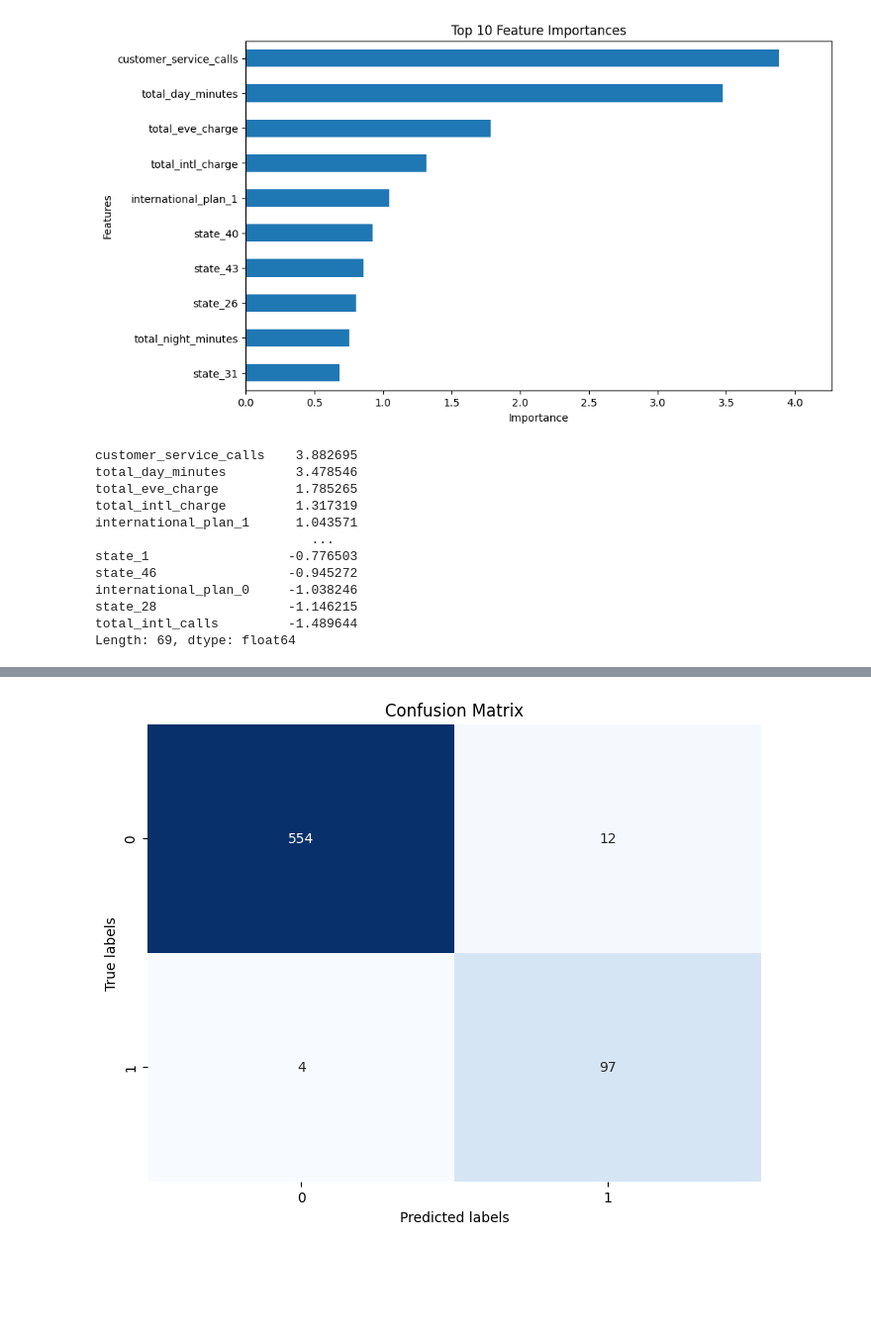
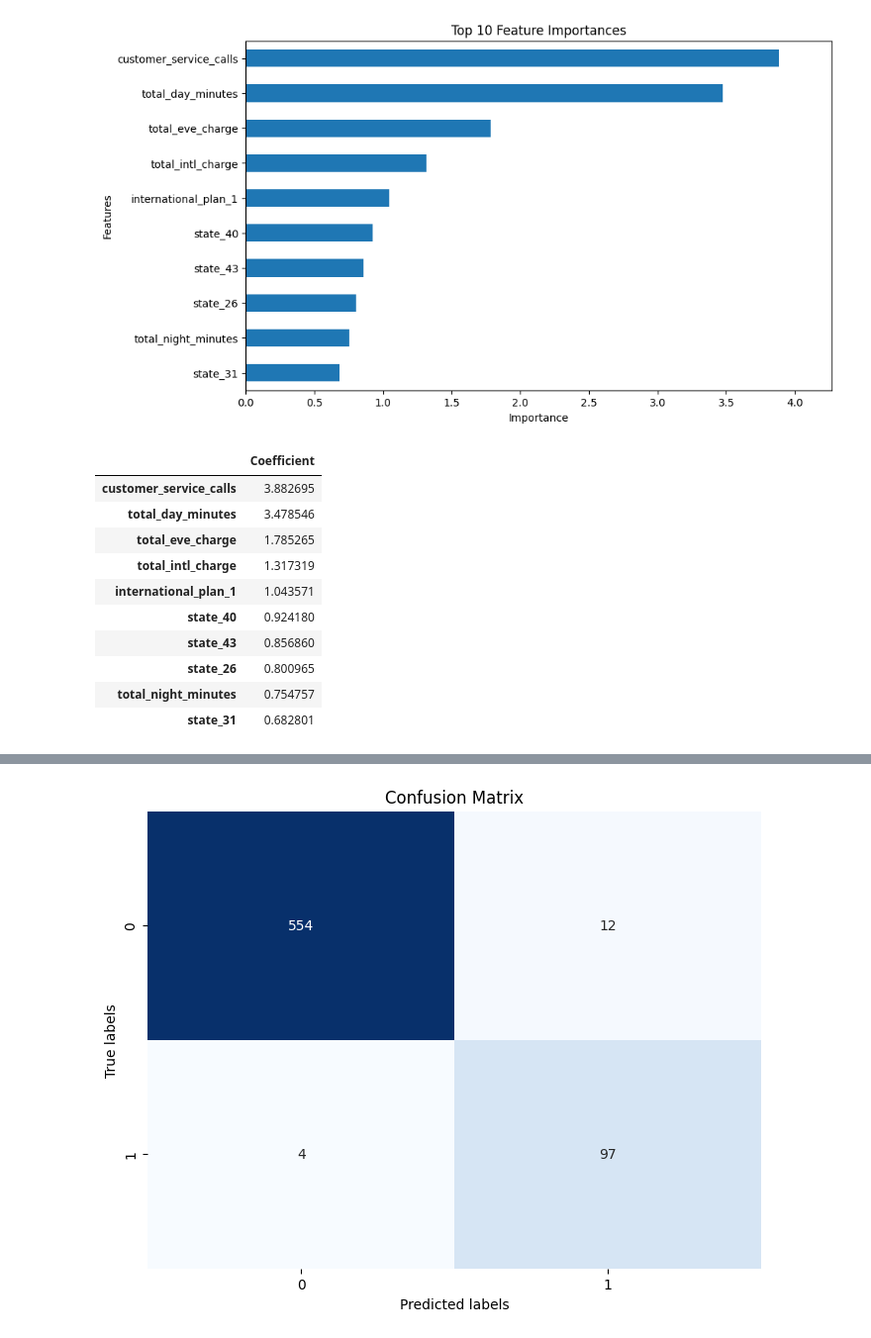
Before and after one commit to NgenziNevilleMativo/syriatel_customer_churn, a Jupyter notebook: index.ipynb, the cells around one changed output, grey strips where cells are left out. Shown at 99% size. Cells and saved outputs as stored; diff of their text form; code cells hidden in the pictures; blank space fills up the shorter version.

```diff
--- a/index.ipynb
+++ b/index.ipynb
@@ -991,41 +870,47 @@ In summary, the model seems to perform well in predicting non-churned customers
 # %%
-from sklearn.linear_model import LogisticRegression
+# Instantiate and fit the logistic regression model
+logistic_regression_model = LogisticRegression()
+logistic_regression_model.fit(X_train, y_train)
 
-# Assuming X_train and y_train are your training data and labels
-logreg = LogisticRegression()
-logreg.fit(X_train, y_train)
+# Retrieve coefficients
+coefficients = logistic_regression_model.coef_[0]
 
-# Now you can access the coefficients
-importance = logreg.coef_[0]
+# Extract feature importances
+feature_names = X_train.columns
+feature_importances = pd.Series(coefficients, index=feature_names)
+feature_importances = feature_importances.sort_values(ascending=False)
 
-# Feature Importances
-importance = logreg.coef_[0]
-feature_names = resampled_X_train.columns
-feature_importances = pd.Series(importance,index=feature_names)
-feature_importances = feature_importances.sort_values(ascending=False)
+# Plot top 10 feature importances
 plt.figure(figsize=(10, 6))
-top_features = feature_importances[:10]  # Select the top 10 features
+top_features = feature_importances[:10]
 top_features.sort_values().plot(kind='barh')
 plt.xlabel('Importance')
 plt.ylabel('Features')
 plt.title('Top 10 Feature Importances')
-plt.xlim(0, max(top_features)* 1.1)  # Set the xlim to the maximum importance value
+plt.xlim(0, max(top_features) * 1.1)
 plt.show()
 # %% [output]
 [figure]
-# %%
-feature_importances
-# %% [output]
-customer_service_calls    3.882695
-total_day_minutes         3.478546
-total_eve_charge          1.785265
-total_intl_charge         1.317319
-international_plan_1      1.043571
-                            ...
-state_1                  -0.776503
-state_46                 -0.945272
-international_plan_0     -1.038246
-state_28                 -1.146215
-total_intl_calls         -1.489644
-Length: 69, dtype: float64
+# %%
+# Create a DataFrame from the feature importances Series
+coefficients_df = pd.DataFrame(feature_importances, columns=['Coefficient'])
+
+# Sort the DataFrame by coefficient value in descending order
+coefficients_df = coefficients_df.sort_values(by='Coefficient', ascending=False)
+
+# Display the top ten coefficients
+top_ten_coefficients = coefficients_df.head(10)
+top_ten_coefficients
+# %% [output]
+|  | Coefficient |
+| customer_service_calls | 3.882695 |
+| total_day_minutes | 3.478546 |
+| total_eve_charge | 1.785265 |
+| total_intl_charge | 1.317319 |
+| international_plan_1 | 1.043571 |
+| state_40 | 0.924180 |
+| state_43 | 0.856860 |
+| state_26 | 0.800965 |
+| total_night_minutes | 0.754757 |
+| state_31 | 0.682801 |
 # %% [markdown]
```
Also changed, not shown: parts of 19 cells of this notebook.
